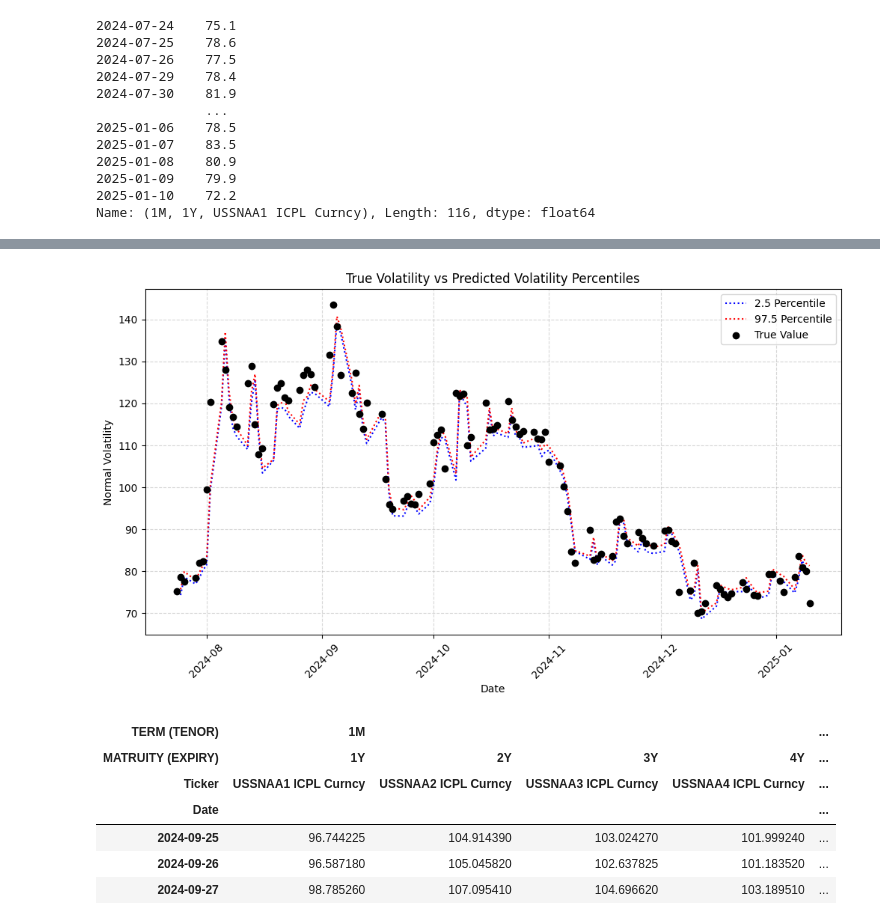
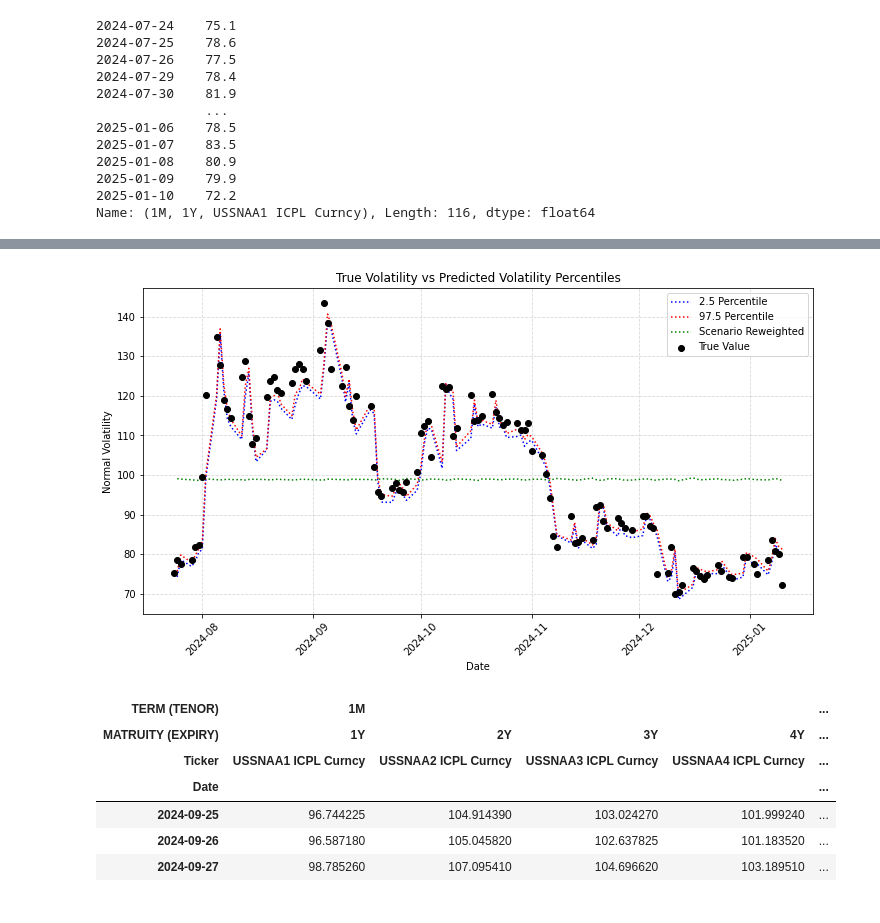
Before and after one commit to ekopen/VolGAN, a Jupyter notebook: reweighting_main.ipynb, the cells around one changed output, grey strips where cells are left out. Cells and saved outputs as stored; diff of their text form; code cells hidden in the pictures.

```diff
--- a/reweighting_main.ipynb
+++ b/reweighting_main.ipynb
@@ -319,5 +358,24 @@ Y1_M1_pred = pd.DataFrame(np.squeeze(time_series_surfaces[0]), columns = multi_i
+# %%
+n_test = true_test.shape[0]
+underlying_dim = true_test.shape[1]
+B = 10000
+
+# collecting test surfaces from the generator
+
+time_series_surfaces = []
+
+with torch.no_grad():
+    for l in tqdm(range(B)):
+        #sample noise
+        noise = torch.randn((n_test, underlying_dim, noise_dim), device=device,dtype=torch.float)
+        #sample from the generator
+        fake = gen(noise,condition_test[:,:,:])
+        surface_past_test = condition_test[:,:,3:]
+
+        #simulated implied vol surfaces as vectors
+        fake_surface = fake[:,:,1:] +  surface_past_test
+
+        time_series_surfaces.append(fake_surface[:, 0, 0])
 # %%
+Y1_M1_pred = pd.DataFrame(time_series_surfaces)
 Y1_M1_pred = Y1_M1_pred.applymap(lambda x: x.item() if isinstance(x, torch.Tensor) else x)
-# %%
-Y1_M1_pred.index = pd.to_datetime(dates_t[-n_test:])
-Y1_M1_pred
@@ -360,9 +382,11 @@ Name: 0.025, Length: 116, dtype: float64
 # %%
 percentile_2_5 = Y1_M1_pred.quantile(0.025).shift(1)
 percentile_97_5 = Y1_M1_pred.quantile(0.975).shift(1)
+reweighted = df_final_surface.loc[:, ('1M', '1Y', 'USSNAA1 ICPL Curncy')].shift(1).tolist()
 
 # Create a new DataFrame to store the timeseries of percentiles
 percentile_df = pd.DataFrame({
     '2.5 percentile': percentile_2_5,
-    '97.5 percentile': percentile_97_5
+    '97.5 percentile': percentile_97_5,
+    'reweighted': reweighted
 })
@@ -425,22 +482,23 @@ percentile_df
 # %%
 # Plot
 plt.figure(figsize=(12, 6))
 plt.plot(percentile_df.index, percentile_df["2.5 percentile"], linestyle="dotted", color="blue", label="2.5 Percentile")
 plt.plot(percentile_df.index, percentile_df["97.5 percentile"], linestyle="dotted", color="red", label="97.5 Percentile")
+plt.plot(percentile_df.index, percentile_df["reweighted"], linestyle="dotted", color="green", label="Scenario Reweighted")
 plt.scatter(percentile_df.index, percentile_df["true"], color="black", label="True Value", zorder=3)
 
 # Labels and Legend
 plt.xlabel("Date")
 plt.ylabel("Normal Volatility")
 plt.title("True Volatility vs Predicted Volatility Percentiles")
 plt.legend()
 plt.xticks(rotation=45)
 plt.grid(True, linestyle="--", alpha=0.5)
 
 # Show plot
 plt.show()
 # %% [output]
-[figure, old version]
+[figure, new version]
 # %%
 # combine surfaces to turn into dataframe
 cat_surfaces = torch.cat(surfaces, dim=0)
```
Also changed, not shown: parts of 21 cells of this notebook.
